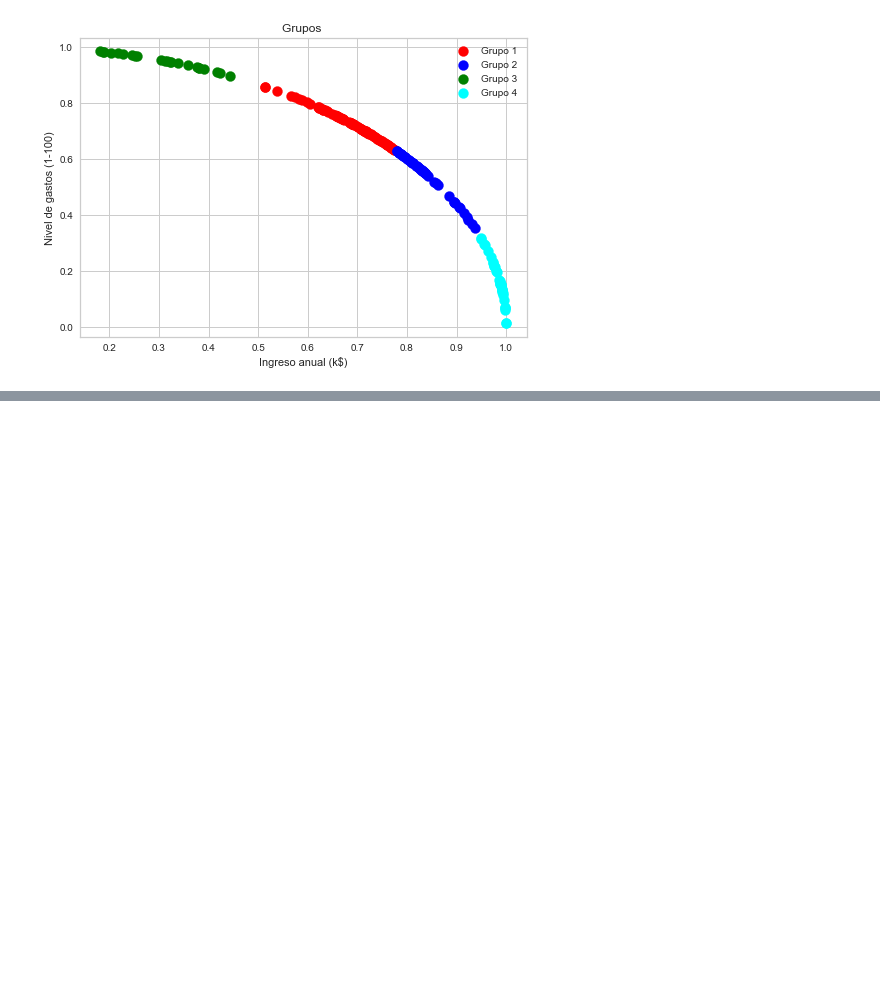
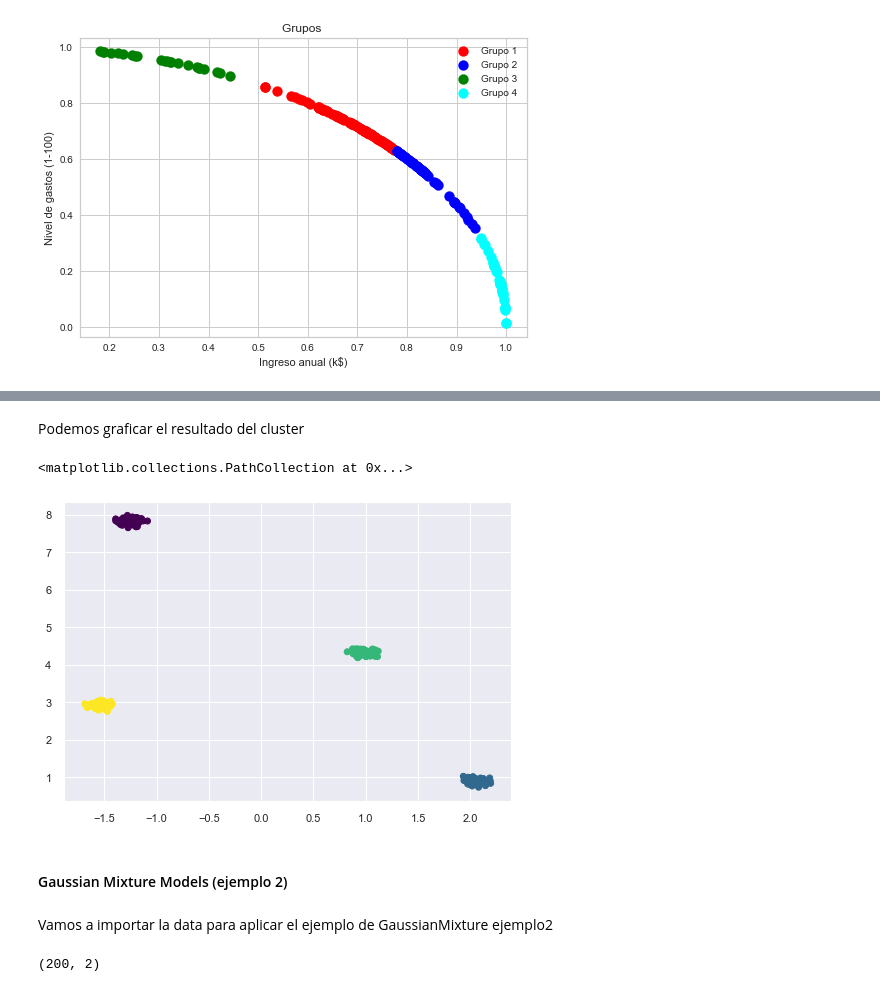
Before and after one commit to Sergio-Ibarra-1795/Diplomado_UNAM_DC_Full_gitHub, a Jupyter notebook: Modulo7_Aprendizaje_NO_supervisado/Moduo7_Ejercicio1.ipynb, the cells around one changed output, grey strips where cells are left out. Saved outputs shown, nothing was run; the diff lists cells and outputs as text; code cells hidden in the pictures; blank space fills up the shorter version.

```diff
--- a/Modulo7_Aprendizaje_NO_supervisado/Moduo7_Ejercicio1.ipynb
+++ b/Modulo7_Aprendizaje_NO_supervisado/Moduo7_Ejercicio1.ipynb
@@ -480,0 +567,3 @@ plt.show()
+# %%
+labels_gmm_ejemplo1 = gmm_ejemplo1.predict(X)
+labels_gmm_ejemplo1
@@ -480,0 +585,9 @@ plt.show()
+# %% [markdown]
+Podemos graficar el resultado del cluster
+# %%
+plt.scatter(X[:,0],X[:,1], c=labels_gmm_ejemplo1,cmap='viridis')
+# %% [output]
+<matplotlib.collections.PathCollection at 0x...>
+[figure, added]
+# %% [markdown]
+#### Gaussian Mixture Models (ejemplo 2)
@@ -480,0 +602,7 @@ plt.show()
+# %% [markdown]
+Vamos a importar la data para aplicar el ejemplo de GaussianMixture ejemplo2
+# %%
+X_train_GaussianMixture_ejemplo2 = np.load('data.npy')
+X_train_GaussianMixture_ejemplo2.shape
+# %% [output]
+(200, 2)
```
Also changed, not shown: parts of 27 cells of this notebook, 2 other files.
